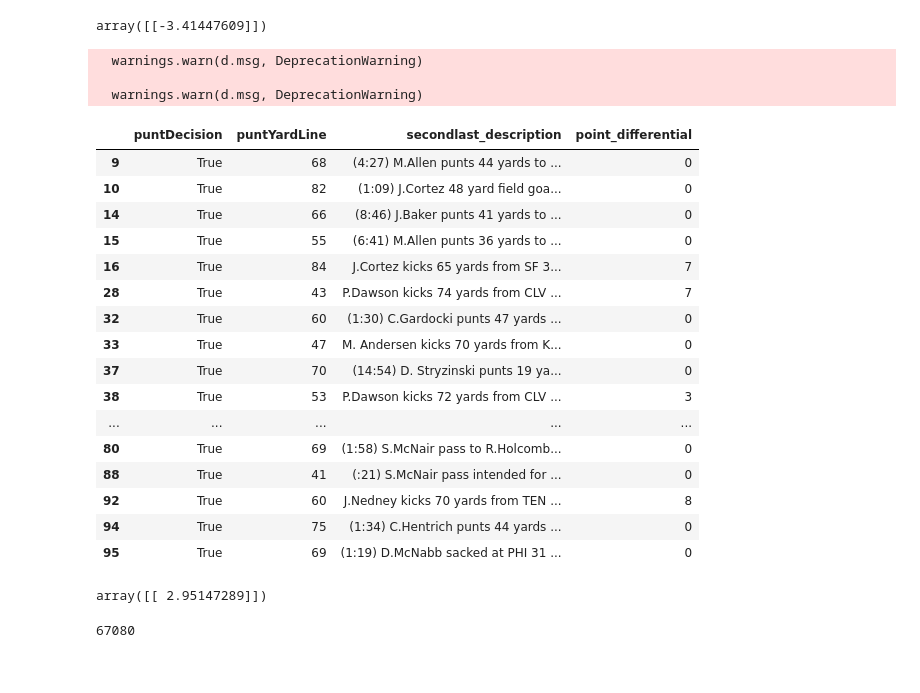
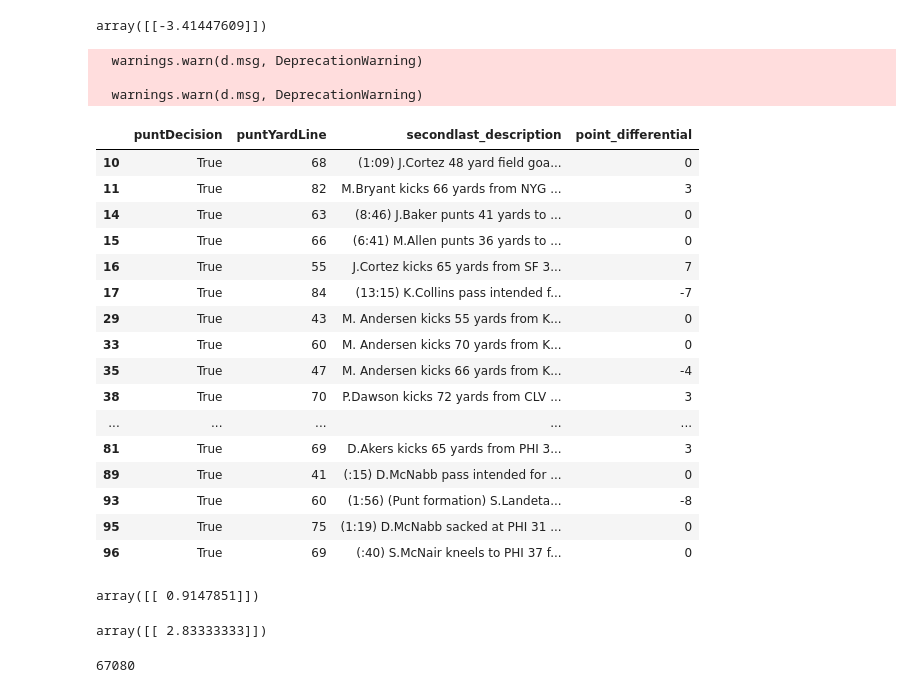
Before and after one commit to tomdawg86/Stat_222_NFL_Project, a Jupyter notebook: data_main_2.ipynb, the cells around one changed output. Cells and saved outputs as stored; diff of their text form; code cells hidden in the pictures.

Commit message:
Two drive by two drive and punt info looking pretty good.

```diff
--- a/data_main_2.ipynb
+++ b/data_main_2.ipynb
@@ -378,35 +378,35 @@ knn.fit(X,y).predict([20, 10, 16, 2, 2])
 # %% [output]
 array([[-3.41447609]])
 # %%
-puntDecision = twoDriveByTwoDrive.secondlast_description.str.contains('punt' or 'PUNT' or 'Punt')
+puntDecision = twoDriveByTwoDrive.last_description.str.contains('punt' or 'PUNT' or 'Punt')
 twoDriveByTwoDrive['puntDecision'] = puntDecision.shift(1)
-twoDriveByTwoDrive['puntYardLine'] = twoDriveByTwoDrive['secondlast_ydline'].shift(1)
+twoDriveByTwoDrive['puntYardLine'] = twoDriveByTwoDrive['last_ydline'].shift(1)
 twoDriveByTwoDrivePunt = twoDriveByTwoDrive[twoDriveByTwoDrive['puntDecision'] == True]
 #twoDriveByTwoDrivePunt['puntGameID'] = twoDriveByTwoDrivePunt['gameid'].shift(1)
 #sameGame = twoDriveByTwoDrivePunt['puntGameID'] == twoDriveByTwoDrivePunt['gameid']
 #twoDriveByTwoDrivePunt = twoDriveByTwoDrivePunt[sameGame == True]
 twoDriveByTwoDrivePunt.ix[0:100,['puntDecision','puntYardLine','secondlast_description', 'point_differential']]
 # %% [output]
   warnings.warn(d.msg, DeprecationWarning)
 
   warnings.warn(d.msg, DeprecationWarning)
 |  | puntDecision | puntYardLine | secondlast_description | point_differential |
-| 9 | True | 68 | (4:27) M.Allen punts 44 yards to ... | 0 |
-| 10 | True | 82 | (1:09) J.Cortez 48 yard field goa... | 0 |
-| 14 | True | 66 | (8:46) J.Baker punts 41 yards to ... | 0 |
-| 15 | True | 55 | (6:41) M.Allen punts 36 yards to ... | 0 |
-| 16 | True | 84 | J.Cortez kicks 65 yards from SF 3... | 7 |
-| 28 | True | 43 | P.Dawson kicks 74 yards from CLV ... | 7 |
-| 32 | True | 60 | (1:30) C.Gardocki punts 47 yards ... | 0 |
-| 33 | True | 47 | M. Andersen kicks 70 yards from K... | 0 |
-| 37 | True | 70 | (14:54) D. Stryzinski punts 19 ya... | 0 |
-| 38 | True | 53 | P.Dawson kicks 72 yards from CLV ... | 3 |
+| 10 | True | 68 | (1:09) J.Cortez 48 yard field goa... | 0 |
+| 11 | True | 82 | M.Bryant kicks 66 yards from NYG ... | 3 |
+| 14 | True | 63 | (8:46) J.Baker punts 41 yards to ... | 0 |
+| 15 | True | 66 | (6:41) M.Allen punts 36 yards to ... | 0 |
+| 16 | True | 55 | J.Cortez kicks 65 yards from SF 3... | 7 |
+| 17 | True | 84 | (13:15) K.Collins pass intended f... | -7 |
+| 29 | True | 43 | M. Andersen kicks 55 yards from K... | 0 |
+| 33 | True | 60 | M. Andersen kicks 70 yards from K... | 0 |
+| 35 | True | 47 | M. Andersen kicks 66 yards from K... | -4 |
+| 38 | True | 70 | P.Dawson kicks 72 yards from CLV ... | 3 |
 | ... | ... | ... | ... | ... |
-| 80 | True | 69 | (1:58) S.McNair pass to R.Holcomb... | 0 |
-| 88 | True | 41 | (:21) S.McNair pass intended for ... | 0 |
-| 92 | True | 60 | J.Nedney kicks 70 yards from TEN ... | 8 |
-| 94 | True | 75 | (1:34) C.Hentrich punts 44 yards ... | 0 |
-| 95 | True | 69 | (1:19) D.McNabb sacked at PHI 31 ... | 0 |
+| 81 | True | 69 | D.Akers kicks 65 yards from PHI 3... | 3 |
+| 89 | True | 41 | (:15) D.McNabb pass intended for ... | 0 |
+| 93 | True | 60 | (1:56) (Punt formation) S.Landeta... | -8 |
+| 95 | True | 75 | (1:19) D.McNabb sacked at PHI 31 ... | 0 |
+| 96 | True | 69 | (:40) S.McNair kneels to PHI 37 f... | 0 |
 # %%
 knn = neighbors.KNeighborsRegressor(50, weights = 'distance')
 data = twoDriveByTwoDrivePunt[['puntYardLine', 'offrank', 'defrank','secondoffrank', 'seconddefrank', 'point_differential']]
@@ -416,9 +416,25 @@ data.columns = ['puntYardLine', 'otherTeamsOffRank', 'defRank', 'offRank', 'othe
 X = data[['puntYardLine', 'offRank', 'defRank', 'otherTeamsOffRank', 'otherTeamsDefRank']]
 y = data[['point_differential']]
 data.head()
-knn.fit(X,y).predict([99, 1, 1, 32, 32])
+knn.fit(X,y).predict([50, 1, 1, 16, 16])
 # %% [output]
-array([[ 2.95147289]])
+array([[ 0.9147851]])
+# %%
+#just trying something out because the points for one drive seem too low
+twoDriveByTwoDrive['pointsOff'] = twoDriveByTwoDrive['secondlast_defscore'] - twoDriveByTwoDrive['offscore']
+twoDriveByTwoDrive.ix[twoDriveByTwoDrive.pointsOff == 2, 'pointsOff'] = 0
+twoDriveByTwoDrive.ix[twoDriveByTwoDrive.pointsOff == 5, 'pointsOff'] = 3
+twoDriveByTwoDrive.ix[twoDriveByTwoDrive.pointsOff == 9, 'pointsOff'] = 7
+twoDriveByTwoDrive.ix[twoDriveByTwoDrive.pointsOff == 10, 'pointsOff'] = 8
+twoDriveByTwoDrivePoints = twoDriveByTwoDrive[twoDriveByTwoDrive.pointsOff.isin((0,3,6,7,8)) == True]
+knn = neighbors.KNeighborsRegressor(30, weights = 'uniform')
+data = twoDriveByTwoDrivePoints[['ydline', 'offrank', 'defrank', 'pointsOff']]
+data = data.dropna(axis = 0, how = "any")
+X = data[['ydline', 'offrank', 'defrank']]
+y = data[['pointsOff']]
+knn.fit(X,y).predict([80, 1, 20])
+# %% [output]
+array([[ 2.83333333]])
 # %%
 
 #noKickOff = shifted_data[shifted_data['description'].str.contains('kicks') == False]
```
Also changed, not shown: parts of 1 cell of this notebook.
